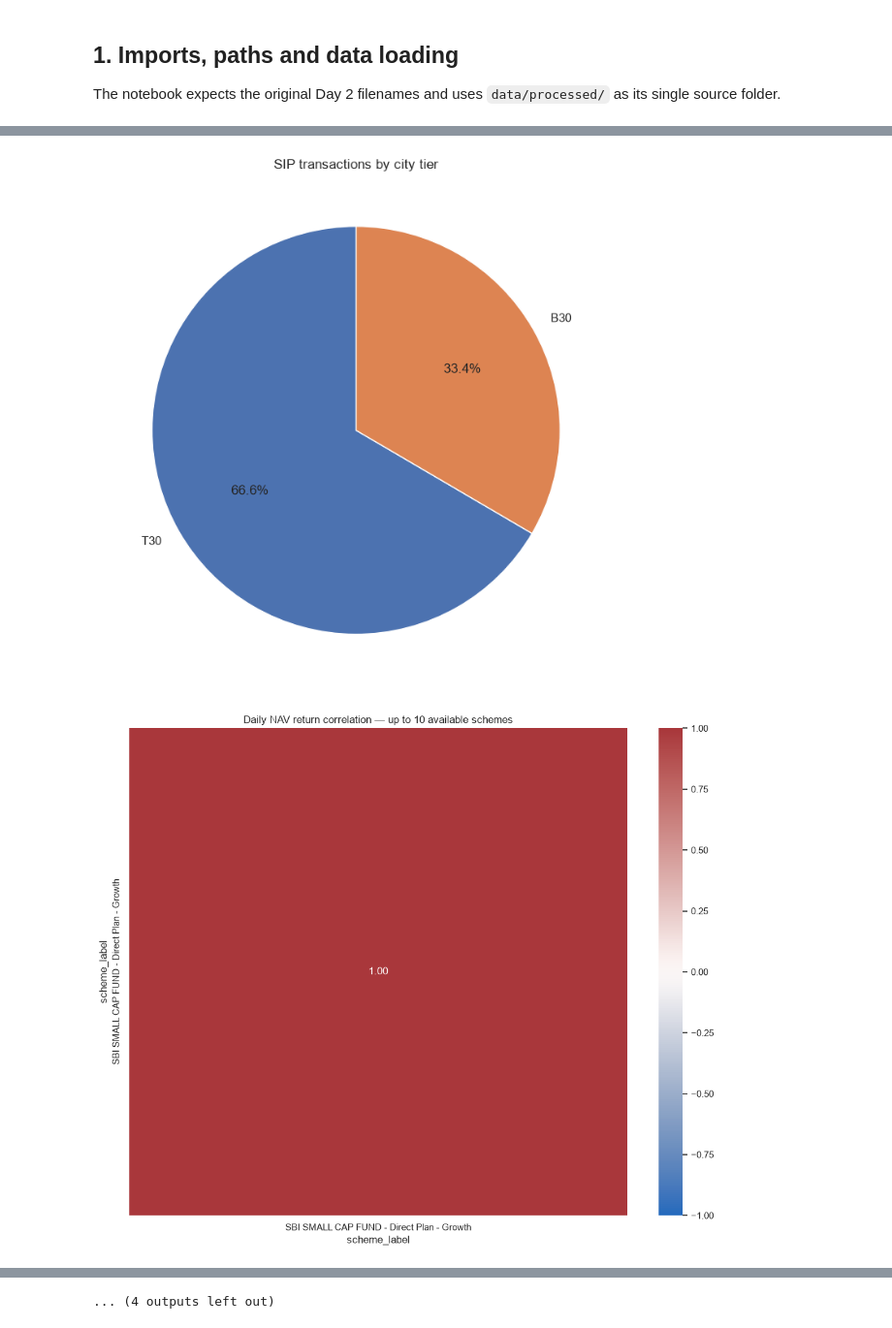
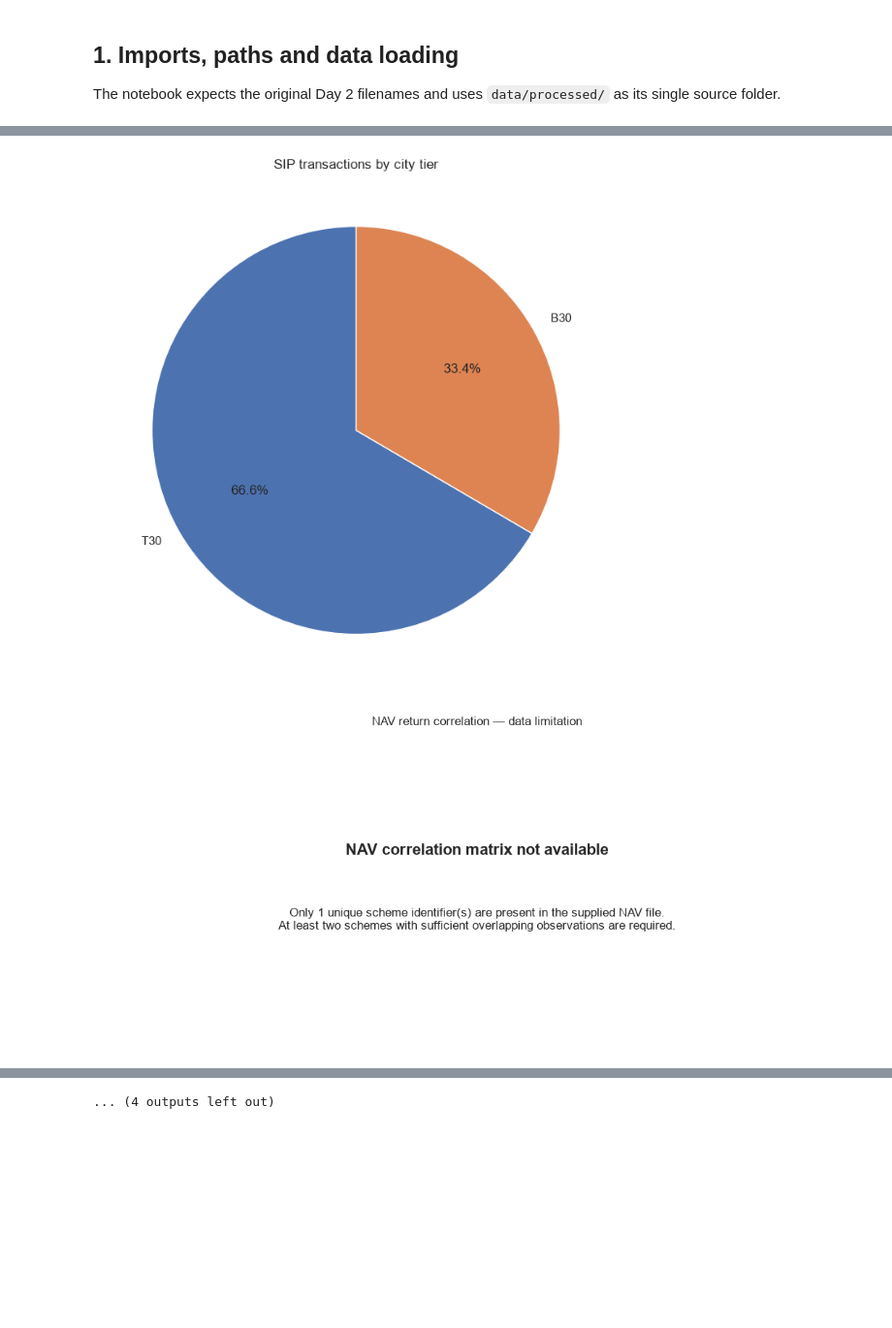
Before and after one commit to Shadman04/bluestock-day-3-eda, a Jupyter notebook: Bluestock_Day3_EDA/notebooks/EDA_Analysis_Executed.ipynb, the cells around one changed output, grey strips where cells are left out. Shown at 97% size. Drawn from its saved outputs; the diff is of its cells as text; code cells hidden in the pictures; blank space fills up the shorter version.

Commit message:
Fix EDA correlation, performance findings and sector chart

```diff
--- a/Bluestock_Day3_EDA/notebooks/EDA_Analysis_Executed.ipynb
+++ b/Bluestock_Day3_EDA/notebooks/EDA_Analysis_Executed.ipynb
@@ -150,14 +150,28 @@ if len(f):
 fig.write_html(OUT/"10_folio_growth.html"); fig.write_image(OUT/"10_folio_growth.png", width=1400, height=650, scale=2)
 display(fig)
 
-# 8. NAV return correlation matrix for up to 10 schemes actually represented.
+# 8. NAV return correlation matrix — only meaningful when at least 2 schemes exist.
 nav_corr = nav.dropna(subset=["date","nav"]).copy()
 nav_corr["return"] = nav_corr.groupby("amfi_code")["nav"].pct_change()
 wide = nav_corr.pivot_table(index="date", columns="scheme_label", values="return", aggfunc="mean")
-selected = wide.notna().sum().sort_values(ascending=False).head(10).index
-corr = wide[selected].corr(min_periods=30)
-plt.figure(figsize=(11,9)); sns.heatmap(corr, annot=True, fmt=".2f", cmap="vlag", center=0, vmin=-1, vmax=1)
-plt.title("Daily NAV return correlation — up to 10 available schemes")
+selected = wide.notna().sum().sort_values(ascending=True)
+selected = selected[selected >= 30].tail(10).index
+if len(selected) >= 2:
+    corr = wide[selected].corr(min_periods=30)
+    plt.figure(figsize=(11,9))
+    sns.heatmap(corr, annot=True, fmt=".2f", cmap="vlag", center=0, vmin=-1, vmax=1)
+    plt.title("Daily NAV return correlation — available schemes")
+else:
+    corr = pd.DataFrame()
+    plt.figure(figsize=(11,5))
+    plt.axis("off")
+    plt.text(0.5, 0.62, "NAV correlation matrix not available", ha="center", va="center",
+             fontsize=16, weight="bold")
+    plt.text(0.5, 0.40,
+             f"Only {nav['amfi_code'].nunique()} unique scheme identifier(s) are present in the supplied NAV file.\n"
+             "At least two schemes with sufficient overlapping observations are required.",
+             ha="center", va="center", fontsize=12)
+    plt.title("NAV return correlation — data limitation")
 save_fig("11_nav_return_correlation.png")
 
 # 9. Sector allocation across all portfolio holdings.
@@ -166,7 +180,7 @@ sector = holdings.groupby("sector", dropna=False)["weight_pct"].sum().sort_value
 sector = sector[sector.index.notna()]
 plt.figure(figsize=(9,9)); plt.pie(sector.values, labels=sector.index, autopct="%1.1f%%", pctdistance=.78, startangle=90)
 centre=plt.Circle((0,0),.48,fc="white"); plt.gca().add_artist(centre)
-plt.title("Aggregate sector allocation across supplied holdings"); save_fig("12_sector_allocation_donut.png")
+plt.title("Summed reported holding weights by sector (not AUM-weighted)"); save_fig("12_sector_allocation_donut.png")
 
 # Extra charts to exceed 15 chart outputs.
 # 10. Performance: 1Y vs 3Y returns.
@@ -213,32 +227,37 @@ if len(cat_pivot):
     findings.append(f"{m} has the highest cumulative net inflow in the supplied category dataset; see chart 04.")
 if len(age):
     findings.append(f"{age.index[0]} is the largest reported investor age cohort by transaction-row count; see chart 05.")
 if len(state_sip):
     findings.append(f"{state_sip.index[0]} contributes the highest SIP transaction value in the supplied investor sample; see chart 08.")
 if len(tier):
     findings.append(f"{tier.index[0]} is the most common city-tier label among SIP transaction rows; see chart 09.")
 if len(f):
     findings.append(f"Industry folios change from {f.iloc[0].total_folios_crore:.2f} crore at the first available month to {f.iloc[-1].total_folios_crore:.2f} crore at the latest available month; see chart 10.")
 if corr.shape[0] >= 2:
     upper=corr.where(np.triu(np.ones(corr.shape),k=1).astype(bool)).stack()
     if len(upper):
         findings.append(f"The strongest pairwise daily-return correlation among selected schemes is {upper.max():.2f}; see chart 11.")
 if len(sector):
-    findings.append(f"{sector.index[0]} is the largest aggregate sector by summed portfolio weight in the supplied holdings file; see chart 12.")
+    findings.append(f"{sector.index[0]} has the largest summed reported holding weight across the supplied scheme records; this is not an AUM-weighted industry allocation; see chart 12.")
+if len(performance):
+    p5 = performance.dropna(subset=["return_5yr_pct"]).sort_values("return_5yr_pct", ascending=False)
+    if len(p5):
+        best5 = p5.iloc[0]
+        findings.append(f"{best5.scheme_name} has the highest reported 5-year return ({best5.return_5yr_pct:.2f}%) among the supplied scheme-performance records; see chart 13.")
 while len(findings)<10:
     findings.append("The supplied data supports a further descriptive comparison; review the relevant chart and add a source-grounded interpretation before submission.")
 findings=findings[:10]
 print("## Ten EDA findings")
 for i,s in enumerate(findings,1): print(f"{i}. {s}")
 (ROOT/"outputs"/"eda_findings.md").write_text("# Ten EDA findings\n\n"+"\n".join(f"{i}. {s}" for i,s in enumerate(findings,1)), encoding="utf-8")
 print(f"\nSaved chart outputs to: {OUT}")
 print(f"Unique NAV schemes available: {nav['amfi_code'].nunique()} (not assumed to be 40)")
 # %% [output]
 [figure]
 [figure]
 [figure]
 [figure]
 [figure]
 [figure]
 [figure]
-[figure, old version]
+[figure, new version]
```
Also changed, not shown: parts of 1 cell of this notebook, 7 other files.
